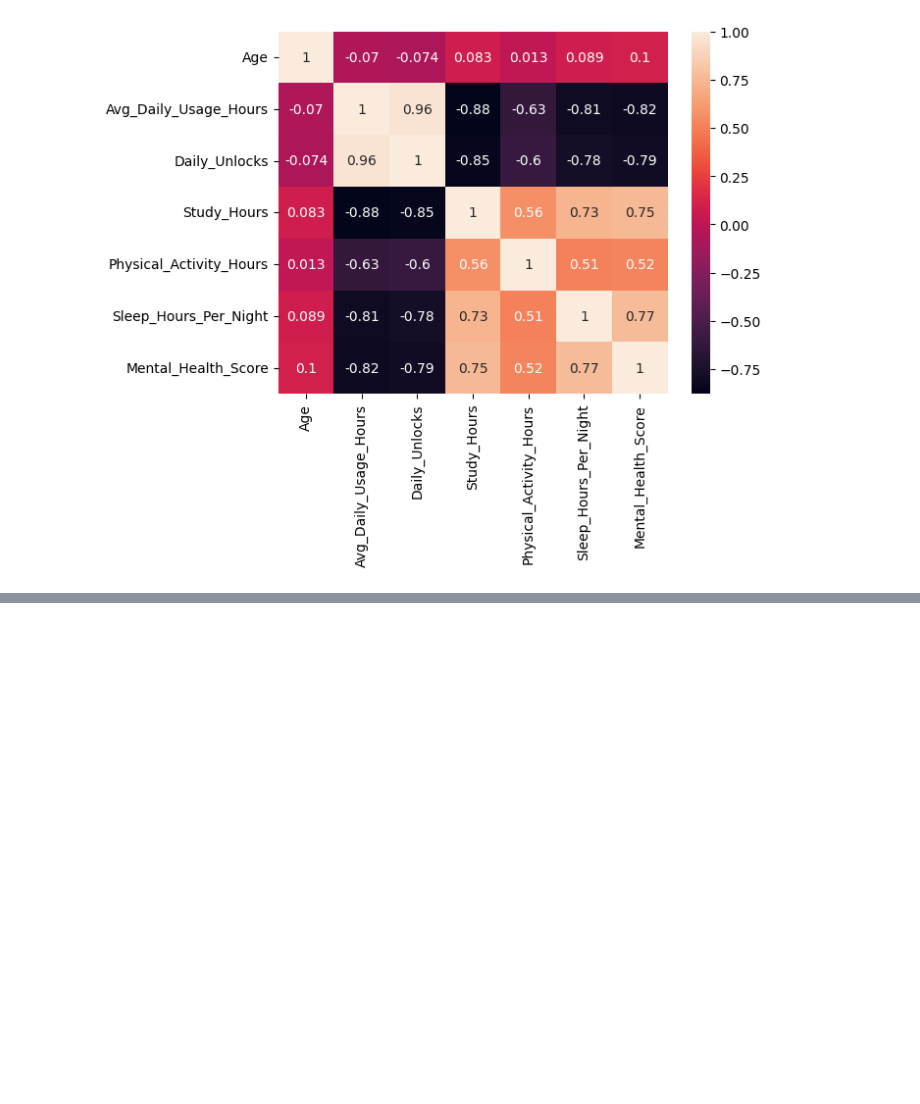
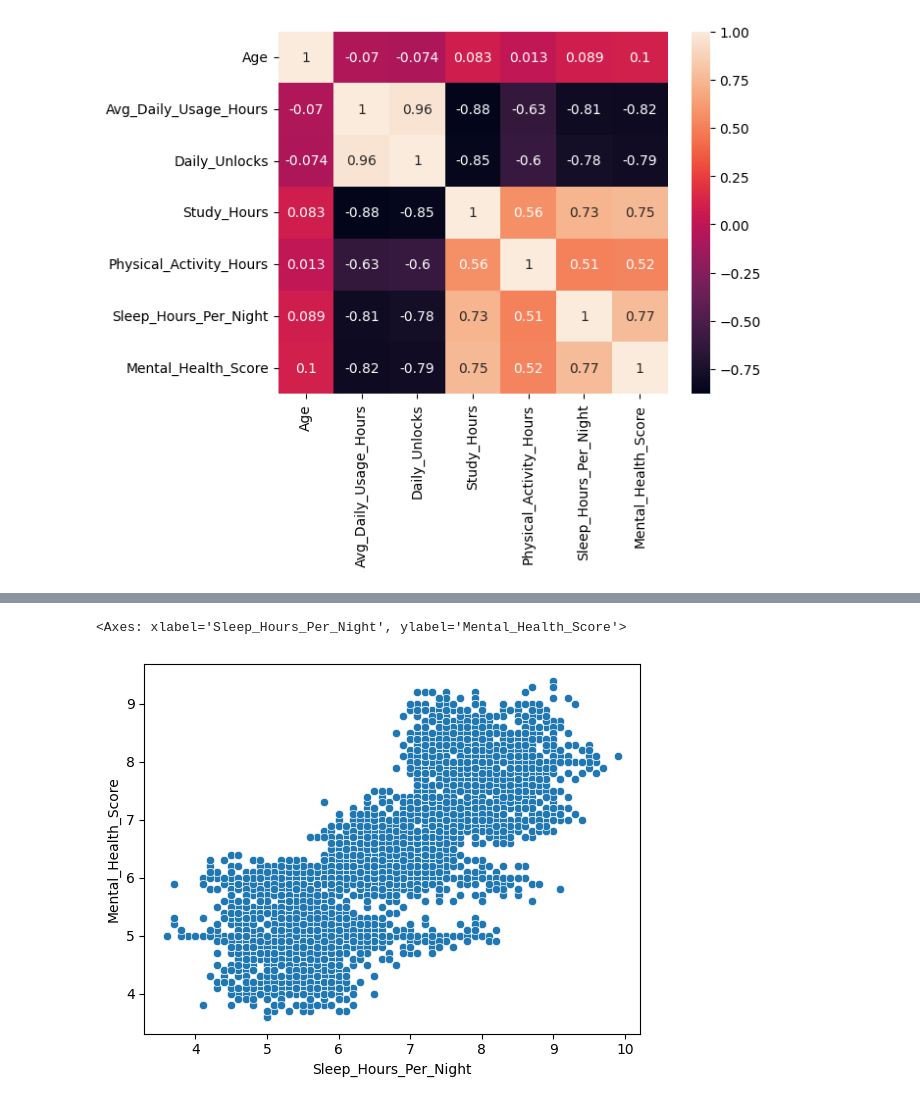
Before and after one commit to soumensen411/Student-Mental-Health-Score-Prediction, a Jupyter notebook: Student_Mental_Health_Score_Prediction.ipynb, the cells around one changed output, grey strips where cells are left out. Cells and saved outputs as stored; diff of their text form; code cells hidden in the pictures; blank space fills up the shorter version.

```diff
--- a/Student_Mental_Health_Score_Prediction.ipynb
+++ b/Student_Mental_Health_Score_Prediction.ipynb
@@ -100,0 +107,6 @@ sns.boxplot(x=df['Stress_Level'],y=df['Mental_Health_Score'],order=order)
+# %%
+# Sleep Vs Mental Health
+sns.scatterplot(x=df['Sleep_Hours_Per_Night'],y=df['Mental_Health_Score'])
+# %% [output]
+<Axes: xlabel='Sleep_Hours_Per_Night', ylabel='Mental_Health_Score'>
+[figure, added]
```
Also changed, not shown: parts of 15 cells of this notebook.
